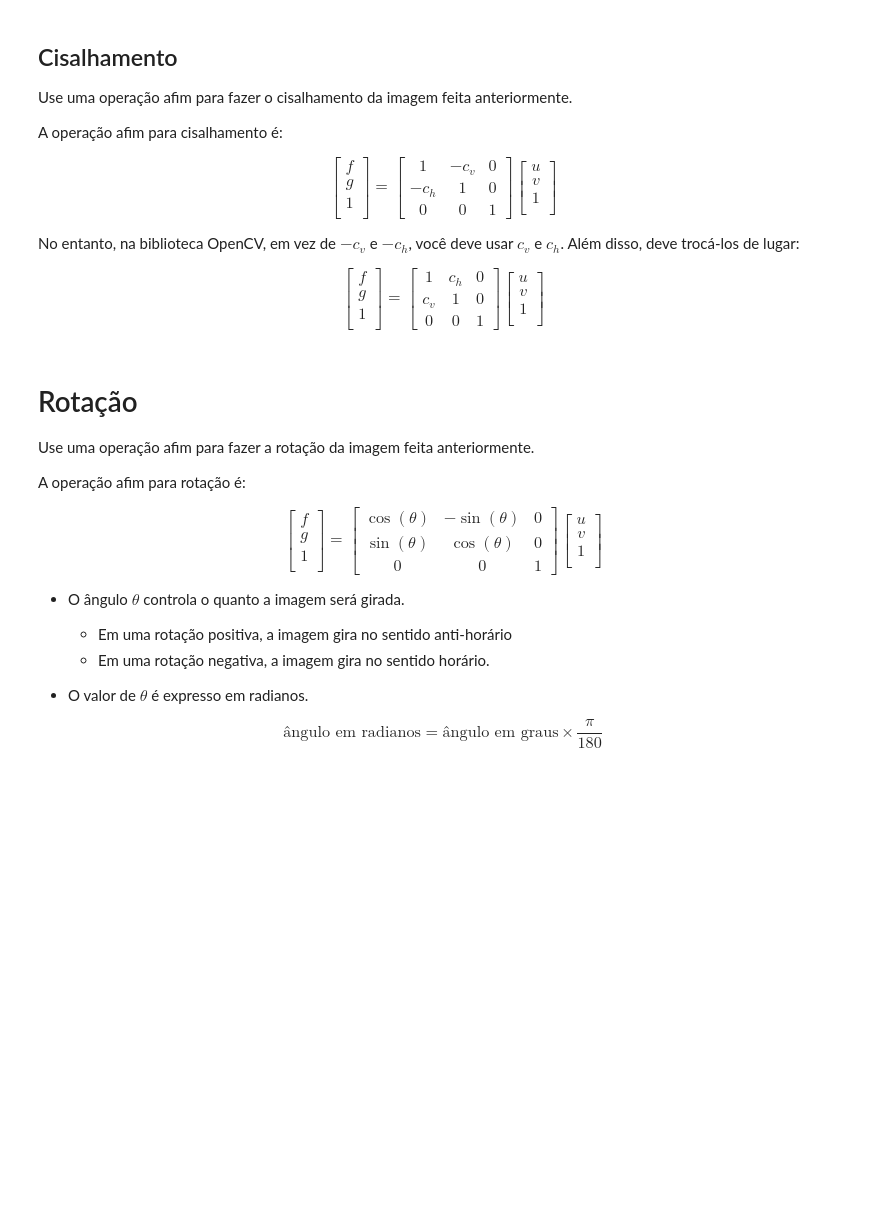
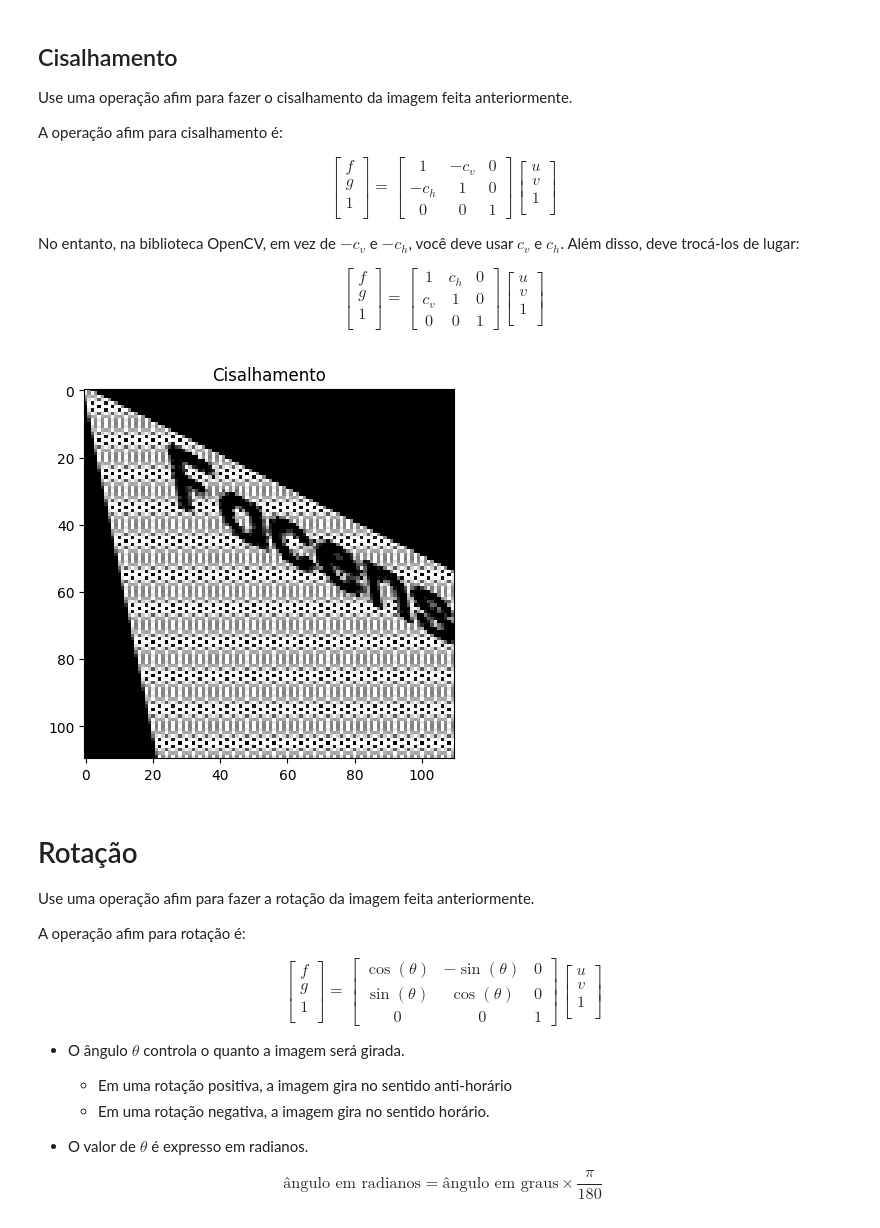
Before and after one commit to Fdark18/Portifolio, a Jupyter notebook: exPDI04_transformacoes_tin1.ipynb, the cells around one changed output. Saved outputs shown, nothing was run; the diff lists cells and outputs as text; code cells hidden in the pictures; blank space fills up the shorter version.

```diff
--- a/exPDI04_transformacoes_tin1.ipynb
+++ b/exPDI04_transformacoes_tin1.ipynb
@@ -411,3 +401,36 @@ plt.show()
+# %%
+################# COMPLETE O CÓDIGO AQUI  #################
+def chisalamento_inversa(img,cv,ch):
+
+  afim = np.array([[1, -cv, 0],
+                 [-ch, 1, 0]], dtype=float)
+
+  tamanho = img.shape
+  newImg = cv2.warpAffine(src = img, M = afim, dsize = tamanho, flags = cv2.INTER_CUBIC | cv2.WARP_INVERSE_MAP)
+  return newImg
+
+cv = 0.2
+ch = 0.5
+imgCisalhamento = chisalamento_inversa (img, cv, ch)
+
+
+
+
+
+
+
+
+
+
+
+
+##########################################################
+
+plt.imshow(imgCisalhamento, 'gray', vmin = 0, vmax = 255)
+plt.title('Cisalhamento')
+plt.show()
+# %% [output]
+[figure, added]
 # %% [markdown]
 # Rotação
 
```
Also changed, not shown: parts of 5 cells of this notebook.
